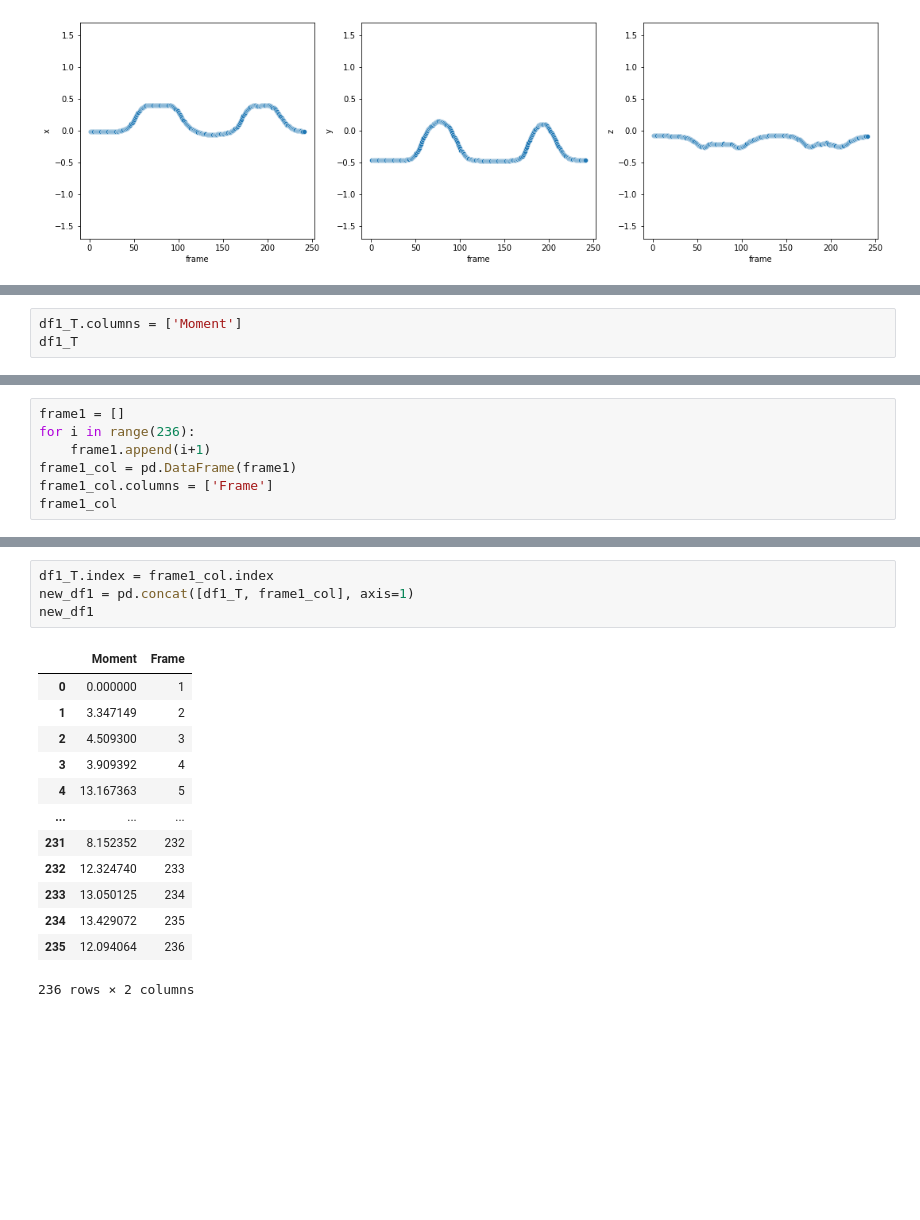
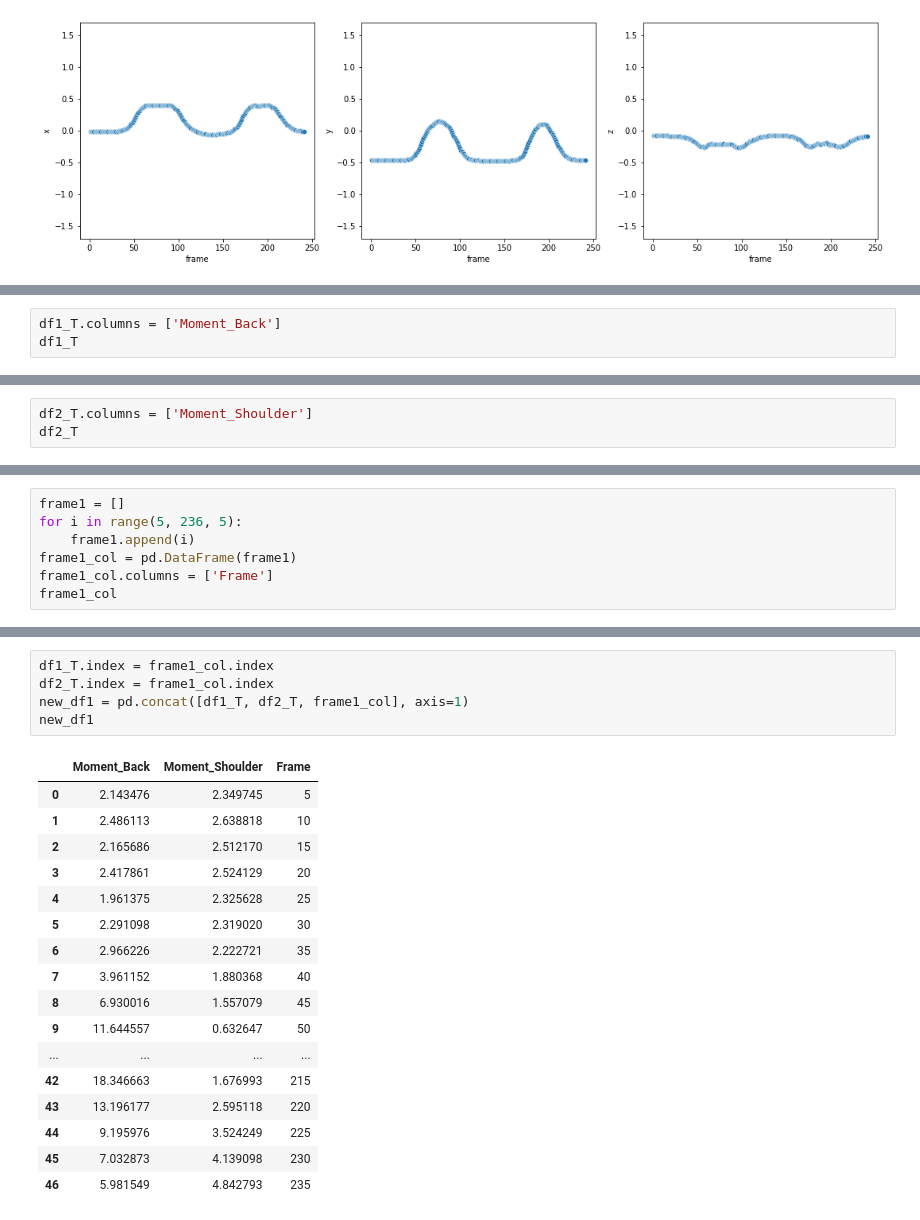
Before and after one commit to Albertlor/URECA, a Jupyter notebook: VideoPose3D/PoseEstimation/database/csv_data/Individual_1/body_part_1.ipynb, the cells around one changed output, grey strips where cells are left out. Cells and saved outputs as stored; diff of their text form; blank space fills up the shorter version.

Commit message:
Moment is stable and real value (use 5 frames by 5 frames)
Signed-off-by: Albert <wensinlor@gmail.com>

```diff
--- a/VideoPose3D/PoseEstimation/database/csv_data/Individual_1/body_part_1.ipynb
+++ b/VideoPose3D/PoseEstimation/database/csv_data/Individual_1/body_part_1.ipynb
@@ -166,4 +212,4 @@ df1_T
 # %%
-df1_T.columns = ['Moment']
+df1_T.columns = ['Moment_Back']
 df1_T
 # %% [output]
@@ -183,7 +232,0 @@ df1_T
-# %%
-frame1 = []
-for i in range(236):
-    frame1.append(i+1)
-frame1_col = pd.DataFrame(frame1)
-frame1_col.columns = ['Frame']
-frame1_col
@@ -203,0 +233,3 @@ frame1_col
+# %%
+df2_T.columns = ['Moment_Shoulder']
+df2_T
@@ -203,0 +254,7 @@ frame1_col
+# %%
+frame1 = []
+for i in range(5, 236, 5):
+    frame1.append(i)
+frame1_col = pd.DataFrame(frame1)
+frame1_col.columns = ['Frame']
+frame1_col
@@ -204,18 +279,23 @@ frame1_col
 # %%
 df1_T.index = frame1_col.index
-new_df1 = pd.concat([df1_T, frame1_col], axis=1)
+df2_T.index = frame1_col.index
+new_df1 = pd.concat([df1_T, df2_T, frame1_col], axis=1)
 new_df1
 # %% [output]
-|  | Moment | Frame |
-| 0 | 0.000000 | 1 |
-| 1 | 3.347149 | 2 |
-| 2 | 4.509300 | 3 |
-| 3 | 3.909392 | 4 |
-| 4 | 13.167363 | 5 |
-| ... | ... | ... |
-| 231 | 8.152352 | 232 |
-| 232 | 12.324740 | 233 |
-| 233 | 13.050125 | 234 |
-| 234 | 13.429072 | 235 |
-| 235 | 12.094064 | 236 |
+|  | Moment_Back | Moment_Shoulder | Frame |
+| 0 | 2.143476 | 2.349745 | 5 |
+| 1 | 2.486113 | 2.638818 | 10 |
+| 2 | 2.165686 | 2.512170 | 15 |
+| 3 | 2.417861 | 2.524129 | 20 |
+| 4 | 1.961375 | 2.325628 | 25 |
+| 5 | 2.291098 | 2.319020 | 30 |
+| 6 | 2.966226 | 2.222721 | 35 |
+| 7 | 3.961152 | 1.880368 | 40 |
+| 8 | 6.930016 | 1.557079 | 45 |
+| 9 | 11.644557 | 0.632647 | 50 |
+| ... | ... | ... | ... |
+| 42 | 18.346663 | 1.676993 | 215 |
+| 43 | 13.196177 | 2.595118 | 220 |
+| 44 | 9.195976 | 3.524249 | 225 |
+| 45 | 7.032873 | 4.139098 | 230 |
+| 46 | 5.981549 | 4.842793 | 235 |
-236 rows × 2 columns
```
Also changed, not shown: parts of 9 cells of this notebook, 14 other files.
